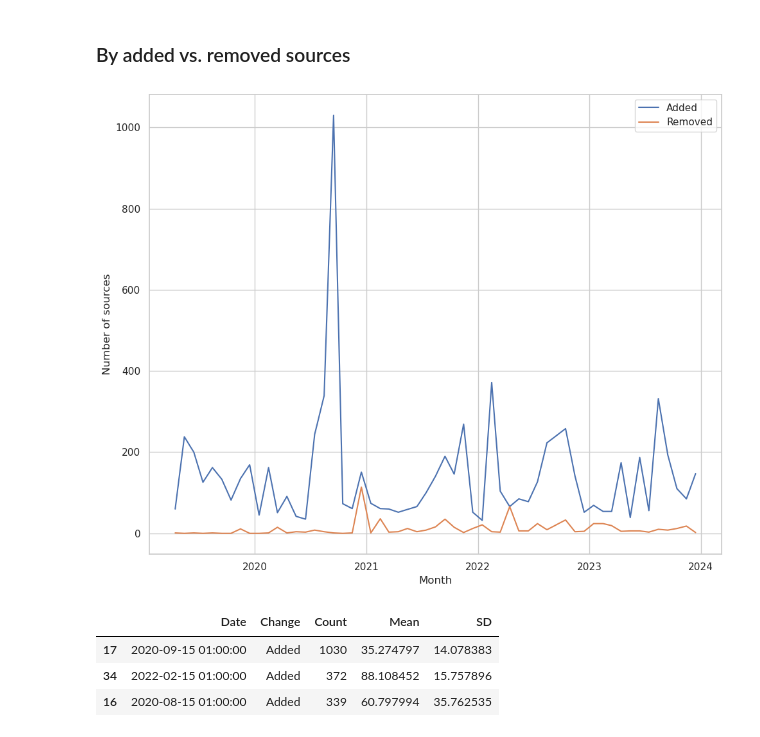
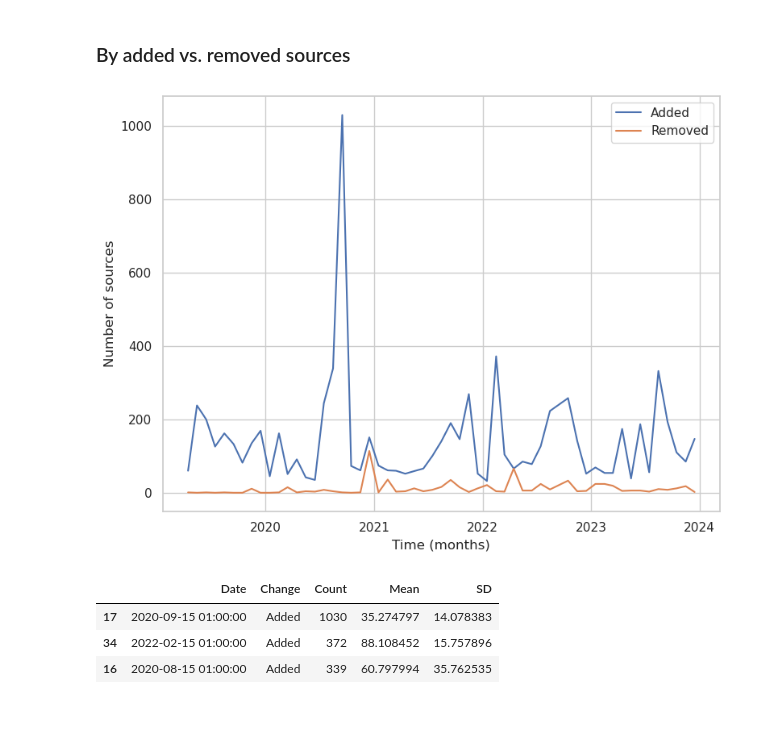
Before and after one commit to julaluehring/newsguard-review-analysis, a Jupyter notebook: 02-describe_newsguard.ipynb, the cells around one changed output. Cells and saved outputs as stored; diff of their text form; code cells hidden in the pictures.

```diff
--- a/02-describe_newsguard.ipynb
+++ b/02-describe_newsguard.ipynb
@@ -39,7 +39,7 @@ for csv in csv_files: #taking all files in the folder
 csv_files = [f for f in os.listdir(folder_path) \
                 if f.endswith("1501.csv") \
                 and "2024" not in f] #taking only mid-month
-df15 = pd.DataFrame()
+df_15 = pd.DataFrame()
 for csv in csv_files:
     df = pd.read_csv(join(folder_path, csv))
     df.name=csv
@@ -47,7 +47,7 @@ for csv in csv_files:
     df["file_date"]=csv.split(".")[0].split("-")[1]
     df["file_date"]=pd.to_datetime(df["file_date"],
                                    format="%Y%m%d%H")
-    df15 = pd.concat([df15, df], axis=0)
+    df_15 = pd.concat([df_15, df], axis=0)
 # %%
 csv_files = [f for f in os.listdir(folder_path) \
                 if f.endswith("0201.csv") \
@@ -181,7 +189,7 @@ plt.show()
 # %%
 domain_changes = {}
 #getting list of unique months to iterate through
-unique_months = df15.sort_values("file_date")["file_date"]\
+unique_months = df_15.sort_values("file_date")["file_date"]\
                     .unique()
 
 for i in range(1, len(unique_months)): #iterate through months
@@ -189,10 +197,10 @@ for i in range(1, len(unique_months)): #iterate through months
     previous_month = unique_months[i - 1] #set month minus one as previous month
 
     #compare domains from current month to previous month
-    added_month = set(df15[df15["file_date"] == current_month]["Domain"].tolist())\
-        - set(df15[df15["file_date"] == previous_month]["Domain"].tolist())
-    removed_month = set(df15[df15["file_date"] == previous_month]["Domain"].tolist())\
-        - set(df15[df15["file_date"] == current_month]["Domain"].tolist())
+    added_month = set(df_15[df_15["file_date"] == current_month]["Domain"].tolist())\
+        - set(df_15[df_15["file_date"] == previous_month]["Domain"].tolist())
+    removed_month = set(df_15[df_15["file_date"] == previous_month]["Domain"].tolist())\
+        - set(df_15[df_15["file_date"] == current_month]["Domain"].tolist())
     domain_changes[current_month] = added_month, removed_month
 # %%
 data = []
@@ -361,29 +360,37 @@ plt.show()
 # %%
-sns.set(style="whitegrid")
+sns.set_theme(style="whitegrid")
 plt.figure(figsize=(10, 8))
 
 #selected_ratings = ["T", "N"]
-#df_selected_ratings = df15[df15["Rating"].isin(selected_ratings)]
+#df_selected_ratings = df_15[df_15["Rating"].isin(selected_ratings)]
 year_colors = ["tomato", "darksalmon", "lightblue", "royalblue", "mediumvioletred"]
-#year_colors_alpha = [color + "90" for color in year_colors]
 
 sns.violinplot(x="file_year",
                y="Score",
                scale="count",
-               data=df15,
+               data=df_15,
                inner=None,
                palette=year_colors)
 
 sns.pointplot(
-    data=df15,
+    data=df_15,
     y="Score",
     x="file_year",
     estimator="mean",
     errorbar="sd",
-    color="black",  #white
+    color="black",
+    scale=0.5,
+    join=False)
+
+sns.pointplot(
+    data=df_15,
+    y="Score",
+    x="file_year",
+    estimator="mean",
+    color="white",  #white
     join=False,
     markers="o",
-    scale=0.6)
+    scale=0.4)
 
 plt.axhline(y=60, color="red",
             linestyle="dotted",
@@ -392,9 +399,10 @@ plt.axhline(y=60, color="red",
 
 plt.xlabel("Time (years)")
 plt.ylabel("Trustworthiness")
+plt.tight_layout()
 
 plt.savefig(join(figures_path,
-                 "f3-scores_over_time-violin.png"),
+                 "f2b-scores_over_time-violin.png"),
                  dpi=300)
 plt.show()
 # %% [output]
@@ -466,19 +474,22 @@ domain_changes_df = \
               var_name="Change",
               value_name="Count")
 # %%
-plt.figure(figsize=(10, 8))
+plt.figure(figsize=(8, 6))
 sns.lineplot(data=domain_changes_df,
              x="Date",
              y="Count",
              hue="Change")
 
 plt.xlabel("Time (months)")
 plt.ylabel("Number of sources")
 plt.legend()
 plt.tight_layout()
+plt.savefig(join(figures_path,
+                 "fa1-sources_added_removed.png"),
+                 dpi=300)
 plt.show()
 # %% [output]
-[figure, old version]
+[figure, new version]
 # %%
 added_means = []
 removed_means = []
```
Also changed, not shown: parts of 96 cells of this notebook.
